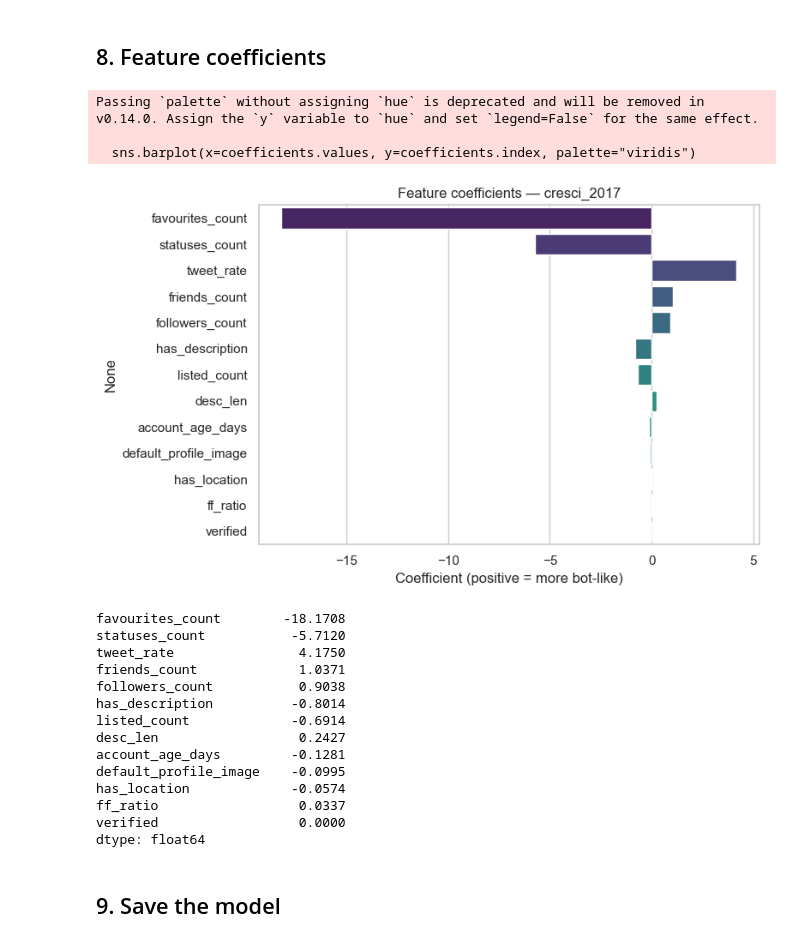
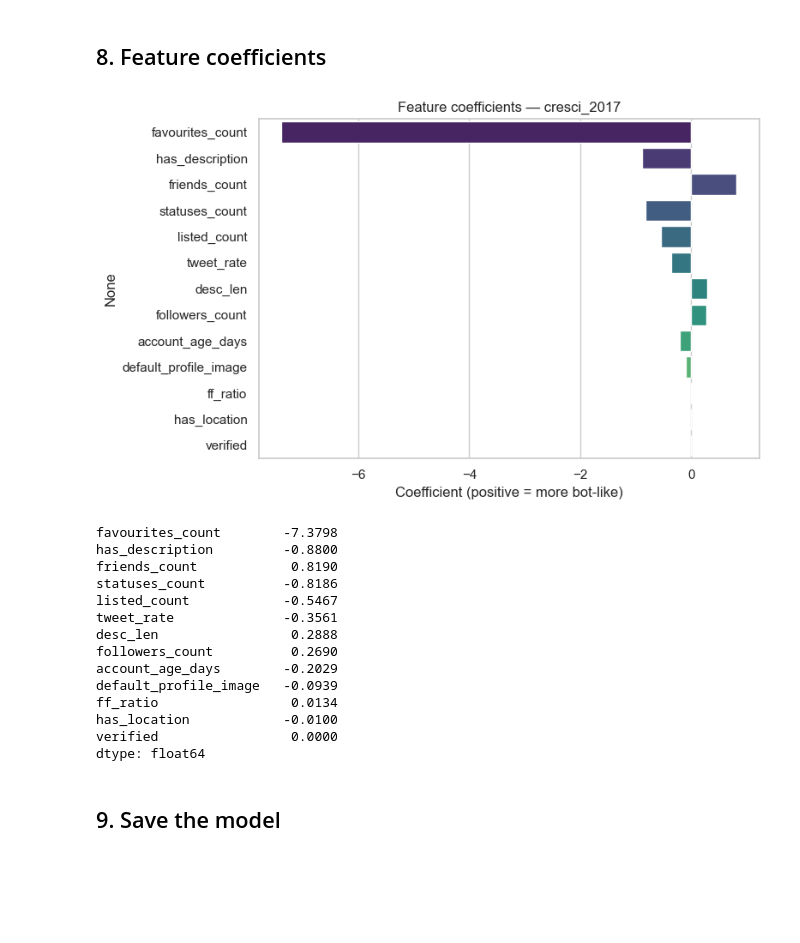
Before and after one commit to AhteshamAlvi/Twibot_Detection_Research, a Jupyter notebook: notebooks/training/logistic_regression_training.ipynb, the cells around one changed output. Drawn from its saved outputs; the diff is of its cells as text; code cells hidden in the pictures; blank space fills up the shorter version.

```diff
--- a/notebooks/training/logistic_regression_training.ipynb
+++ b/notebooks/training/logistic_regression_training.ipynb
@@ -183,11 +185,11 @@ pipeline = Pipeline([
     ("imputer", SimpleImputer(strategy="median")),
     ("scaler", StandardScaler()),
     ("clf", LogisticRegression(
-        C=1.0,
-        max_iter=2000,
+        C=0.1,
+        max_iter=5000,
         class_weight="balanced",
         random_state=RANDOM_STATE,
-        solver="liblinear",
+        solver="lbfgs",
     )),
 ])
 
@@ -258,35 +260,39 @@ Individual folds : [0.9329 0.9145 0.994  0.9279 0.8219]
 # %%
 lr = pipeline.named_steps["clf"]
 coefficients = pd.Series(lr.coef_[0], index=X.columns)
 coefficients = coefficients.reindex(coefficients.abs().sort_values(ascending=False).index)
 
 plt.figure(figsize=(8, 5))
-sns.barplot(x=coefficients.values, y=coefficients.index, palette="viridis")
+sns.barplot(
+    x=coefficients.values,
+    y=coefficients.index,
+    hue=coefficients.index,
+    palette="viridis",
+    dodge=False,
+    legend=False,
+)
 plt.title(f"Feature coefficients — {DATASET}")
 plt.xlabel("Coefficient (positive = more bot-like)")
 plt.tight_layout()
 plt.show()
 
 print(coefficients.round(4))
 # %% [output]
+[figure, new version]
-Passing `palette` without assigning `hue` is deprecated and will be removed in v0.14.0. Assign the `y` variable to `hue` and set `legend=False` for the same effect.
-
-  sns.barplot(x=coefficients.values, y=coefficients.index, palette="viridis")
+favourites_count        -7.3798
+has_description         -0.8800
+friends_count            0.8190
+statuses_count          -0.8186
+listed_count            -0.5467
+tweet_rate              -0.3561
+desc_len                 0.2888
+followers_count          0.2690
+account_age_days        -0.2029
+default_profile_image   -0.0939
+ff_ratio                 0.0134
+has_location            -0.0100
+verified                 0.0000
+dtype: float64
-[figure, old version]
-favourites_count        -18.1708
-statuses_count           -5.7120
-tweet_rate                4.1750
-friends_count             1.0371
-followers_count           0.9038
-has_description          -0.8014
-listed_count             -0.6914
-desc_len                  0.2427
-account_age_days         -0.1281
-default_profile_image    -0.0995
-has_location             -0.0574
-ff_ratio                  0.0337
-verified                  0.0000
-dtype: float64
 # %% [markdown]
 ## 9. Save the model
 # %%
```
Also changed, not shown: parts of 6 cells of this notebook.
